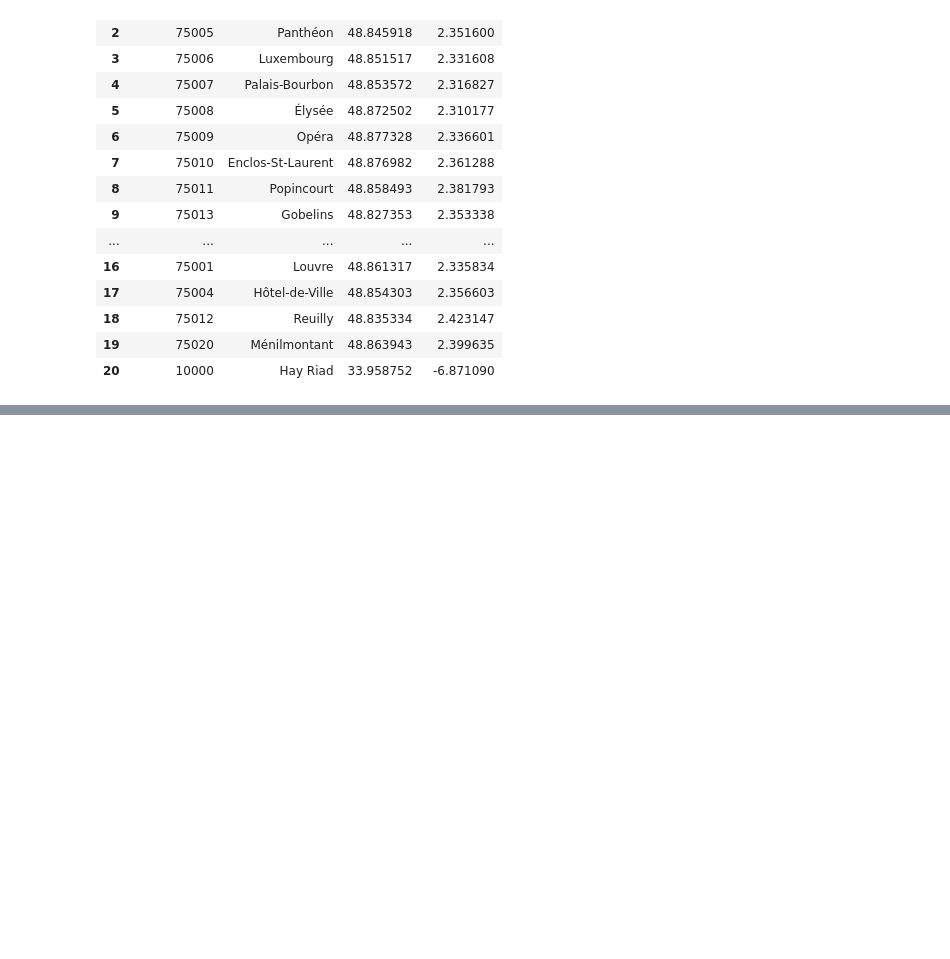
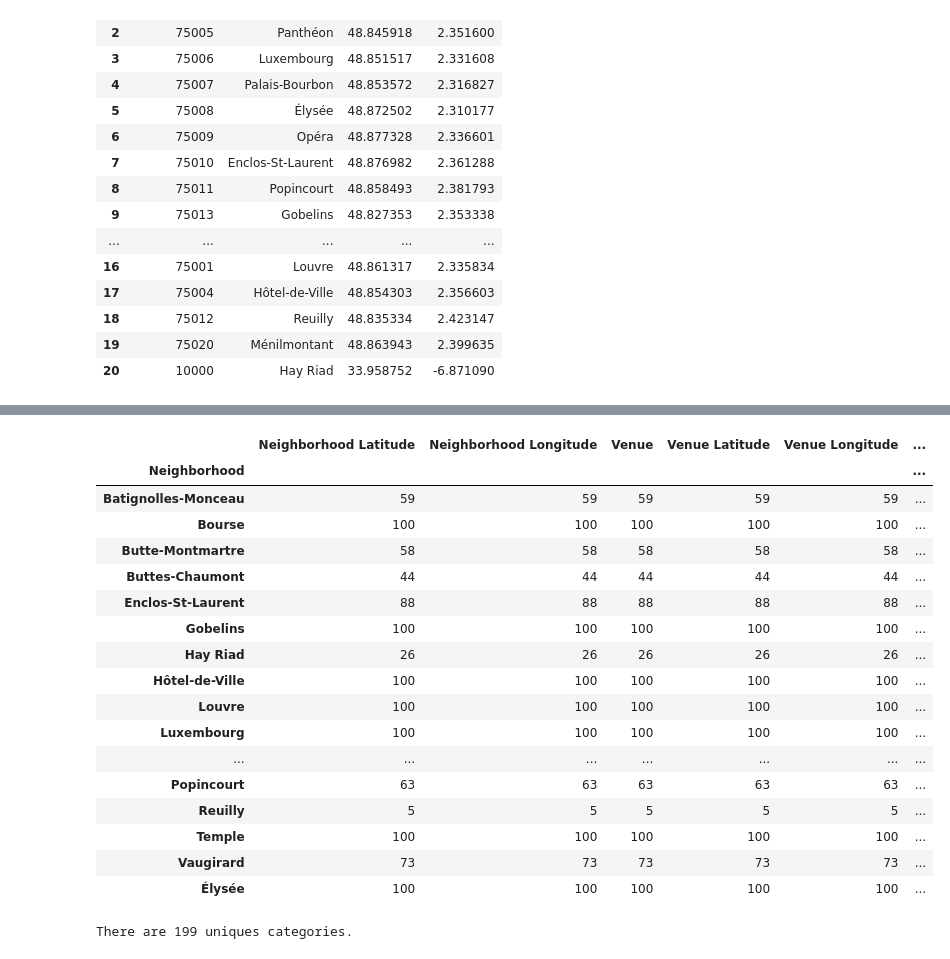
Before and after one commit to Leradicator/Coursera_Capstone, a Jupyter notebook: Capstone Peer Graded Assignment.ipynb, the cells around one changed output, grey strips where cells are left out. Cells and saved outputs as stored; diff of their text form; code cells hidden in the pictures; blank space fills up the shorter version.

```diff
--- a/Capstone Peer Graded Assignment.ipynb
+++ b/Capstone Peer Graded Assignment.ipynb
@@ -102,0 +313,25 @@ map_paris
+# %%
+paris_venues.groupby('Neighborhood').count()
+# %% [output]
+|  | Neighborhood Latitude | Neighborhood Longitude | Venue | Venue Latitude | Venue Longitude | ... |
+| Neighborhood |  |  |  |  |  | ... |
+| Batignolles-Monceau | 59 | 59 | 59 | 59 | 59 | ... |
+| Bourse | 100 | 100 | 100 | 100 | 100 | ... |
+| Butte-Montmartre | 58 | 58 | 58 | 58 | 58 | ... |
+| Buttes-Chaumont | 44 | 44 | 44 | 44 | 44 | ... |
+| Enclos-St-Laurent | 88 | 88 | 88 | 88 | 88 | ... |
+| Gobelins | 100 | 100 | 100 | 100 | 100 | ... |
+| Hay Riad | 26 | 26 | 26 | 26 | 26 | ... |
+| Hôtel-de-Ville | 100 | 100 | 100 | 100 | 100 | ... |
+| Louvre | 100 | 100 | 100 | 100 | 100 | ... |
+| Luxembourg | 100 | 100 | 100 | 100 | 100 | ... |
+| ... | ... | ... | ... | ... | ... | ... |
+| Popincourt | 63 | 63 | 63 | 63 | 63 | ... |
+| Reuilly | 5 | 5 | 5 | 5 | 5 | ... |
+| Temple | 100 | 100 | 100 | 100 | 100 | ... |
+| Vaugirard | 73 | 73 | 73 | 73 | 73 | ... |
+| Élysée | 100 | 100 | 100 | 100 | 100 | ... |
+# %%
+print('There are {} uniques categories.'.format(len(paris_venues['Venue Category'].unique())))
+# %% [output]
+There are 199 uniques categories.
```
Also changed, not shown: parts of 37 cells of this notebook.
